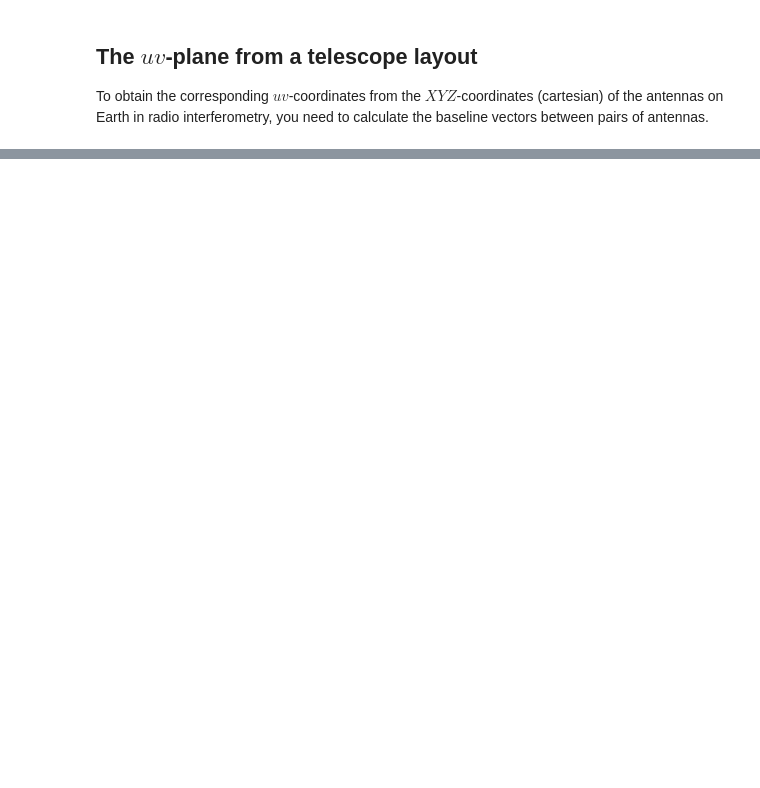
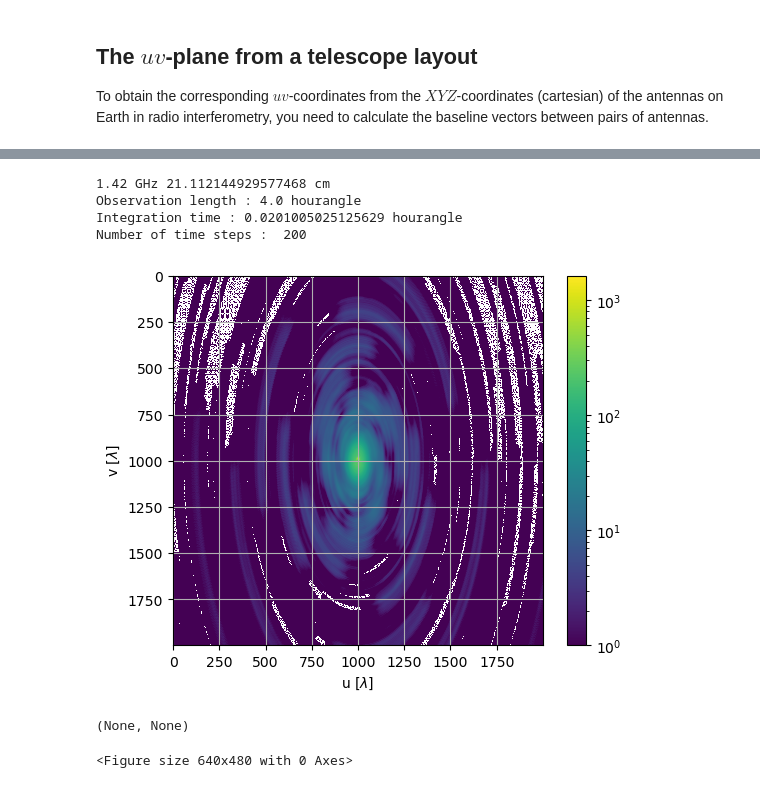
Before and after one commit to anawas/tutorial_interferometry, a Jupyter notebook: 3_uvcoverage.ipynb, the cells around one changed output, grey strips where cells are left out. Saved outputs shown, nothing was run; the diff lists cells and outputs as text; code cells hidden in the pictures; blank space fills up the shorter version.

```diff
--- a/3_uvcoverage.ipynb
+++ b/3_uvcoverage.ipynb
@@ -92,0 +122,56 @@ plt.show(), plt.clf()
+# %%
+# Observation parameters
+freq = 1.420 * u.GHz                                     # Frequency
+lambd = (cst.c/freq).to('m')                                      # Wavelength
+print(freq, lambd.cgs)
+
+# Declination
+dec = -30. * u.deg
+
+# Time steps
+time_steps = 200
+
+# Radial angle, Hour angle window
+h_angle = np.linspace(-2, 2, num=time_steps) * u.hourangle
+
+t_obs = h_angle.max()-h_angle.min()
+print('Observation length :', t_obs)
+print('Integration time :', np.diff(h_angle)[0])
+print('Number of time steps : ', time_steps)
+# %% [output]
+1.42 GHz 21.112144929577468 cm
+Observation length : 4.0 hourangle
+Integration time : 0.0201005025125629 hourangle
+Number of time steps :  200
+# %%
+# define ratation matrix
+def Earth_Rotation_Effect(HA, delta):
+    HA, delta = HA.to('rad'), delta.to('rad')
+
+    return np.array([[np.sin(HA), np.cos(HA), 0],
+                     [-np.sin(delta)*np.cos(HA), np.sin(delta)*np.sin(HA), np.cos(delta)],
+                     [np.cos(delta)*np.cos(HA), -np.cos(delta)*np.sin(HA), np.sin(delta)]])
+# %%
+UMAX, URES = 4000, 2
+VMAX, VRES = 4000, 2
+USIZE = int(UMAX / URES)
+VSIZE = int(VMAX / VRES)
+
+u_bin = np.linspace(-UMAX, UMAX, USIZE, endpoint=False)
+v_bin = np.linspace(-VMAX, VMAX, VSIZE, endpoint=False)
+uv_coverage = np.zeros((USIZE-1, VSIZE-1))
+
+for i_t, h in enumerate(h_angle):
+    rotation_matrix = Earth_Rotation_Effect(HA=h, delta=dec)
+    rot_baseline = np.dot(rotation_matrix, baselines.T).T
+
+    uv_coverage += stats.binned_statistic_2d(x=rot_baseline[:,0], y=rot_baseline[:,1], values=None, statistic='count', bins=[u_bin, v_bin]).statistic
+# %%
+plt.imshow(uv_coverage, norm=LogNorm())
+plt.colorbar()
+plt.grid(), plt.xlabel(r'u [$\lambda$]'), plt.ylabel(r'v [$\lambda$]')
+plt.show(), plt.clf()
+# %% [output]
+[figure, added]
+(None, None)
+<Figure size 640x480 with 0 Axes>
```
Also changed, not shown: parts of 9 cells of this notebook, 5 other files.
